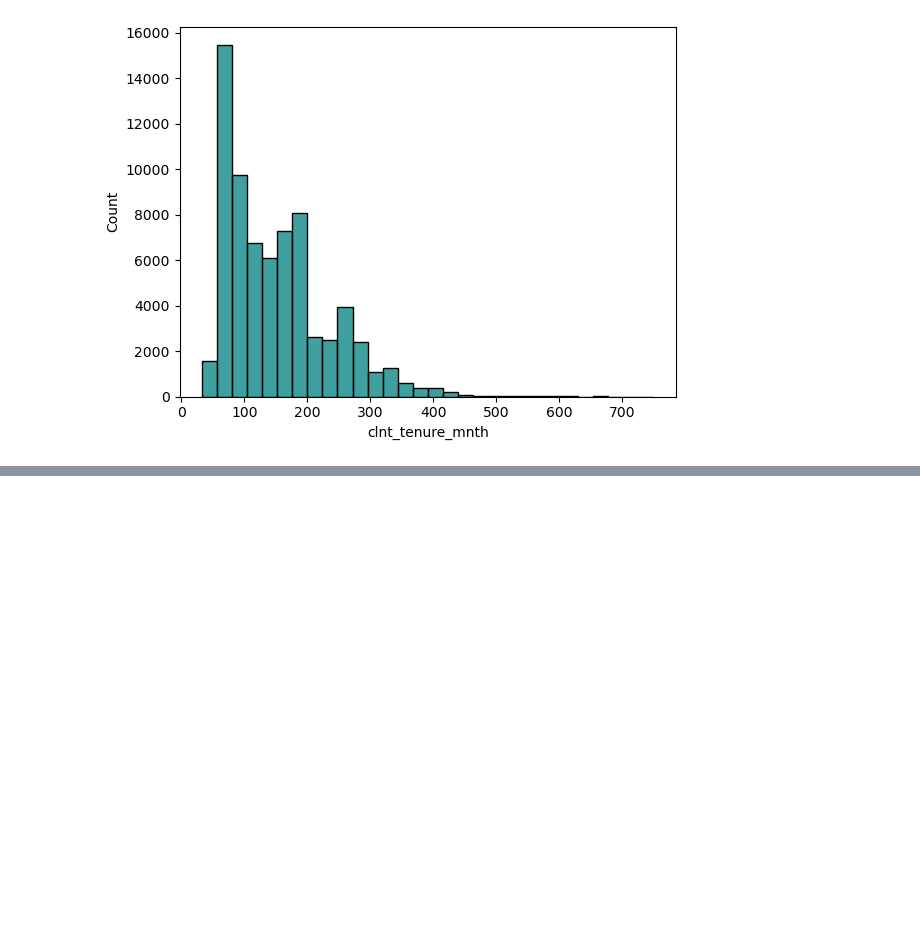
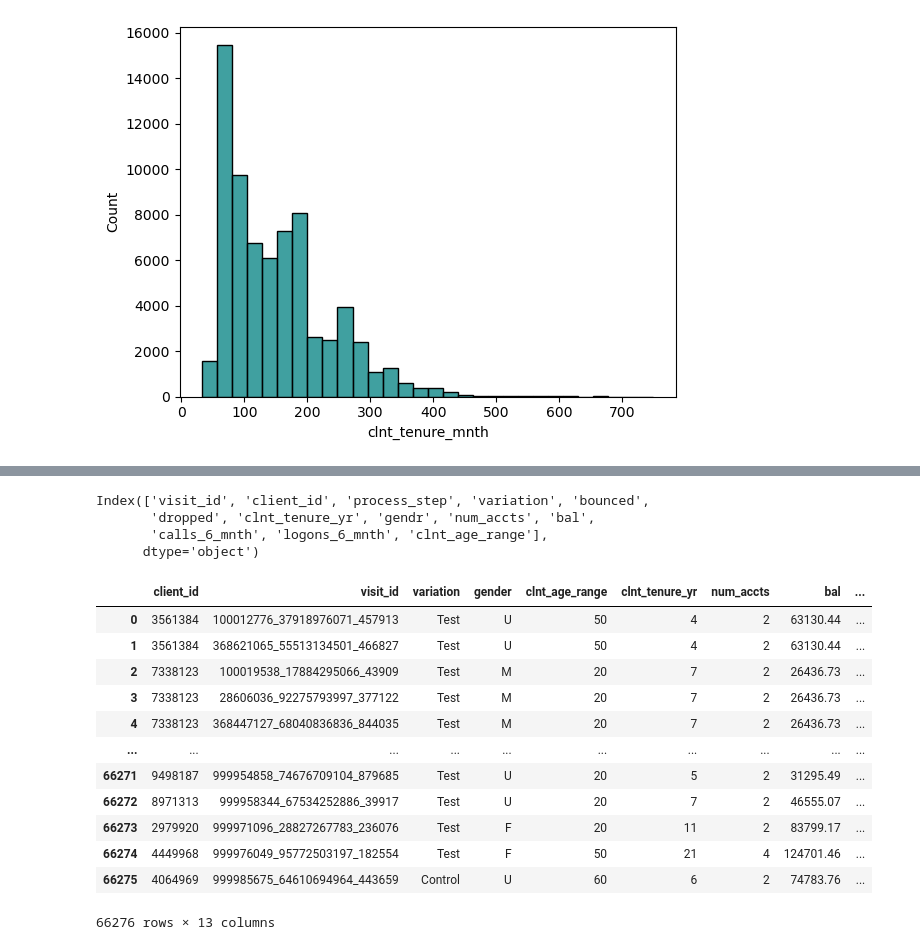
Before and after one commit to bfranx62/Ironhack-EDA-Project, a Jupyter notebook: dylan_main.ipynb, the cells around one changed output, grey strips where cells are left out. Cells and saved outputs as stored; diff of their text form; code cells hidden in the pictures; blank space fills up the shorter version.

```diff
--- a/dylan_main.ipynb
+++ b/dylan_main.ipynb
@@ -538,0 +873,28 @@ False
+# %%
+last_visit_demos_df.columns
+# %% [output]
+Index(['visit_id', 'client_id', 'process_step', 'variation', 'bounced',
+       'dropped', 'clnt_tenure_yr', 'gendr', 'num_accts', 'bal',
+       'calls_6_mnth', 'logons_6_mnth', 'clnt_age_range'],
+      dtype='object')
+# %%
+columns = ['client_id','visit_id','variation','gendr','clnt_age_range','clnt_tenure_yr', 'num_accts', 'bal', 'calls_6_mnth', 'logons_6_mnth','process_step','bounced','dropped']
+last_visit_demos_df = last_visit_demos_df[columns]
+# %%
+last_visit_demos_df.rename(columns={'gendr': 'gender','process_step':'last_process_step'}, inplace=True)
+# %%
+last_visit_demos_df
+# %% [output]
+|  | client_id | visit_id | variation | gender | clnt_age_range | clnt_tenure_yr | num_accts | bal | ... |
+| 0 | 3561384 | 100012776_37918976071_457913 | Test | U | 50 | 4 | 2 | 63130.44 | ... |
+| 1 | 3561384 | 368621065_55513134501_466827 | Test | U | 50 | 4 | 2 | 63130.44 | ... |
+| 2 | 7338123 | 100019538_17884295066_43909 | Test | M | 20 | 7 | 2 | 26436.73 | ... |
+| 3 | 7338123 | 28606036_92275793997_377122 | Test | M | 20 | 7 | 2 | 26436.73 | ... |
+| 4 | 7338123 | 368447127_68040836836_844035 | Test | M | 20 | 7 | 2 | 26436.73 | ... |
+| ... | ... | ... | ... | ... | ... | ... | ... | ... | ... |
+| 66271 | 9498187 | 999954858_74676709104_879685 | Test | U | 20 | 5 | 2 | 31295.49 | ... |
+| 66272 | 8971313 | 999958344_67534252886_39917 | Test | U | 20 | 7 | 2 | 46555.07 | ... |
+| 66273 | 2979920 | 999971096_28827267783_236076 | Test | F | 20 | 11 | 2 | 83799.17 | ... |
+| 66274 | 4449968 | 999976049_95772503197_182554 | Test | F | 50 | 21 | 4 | 124701.46 | ... |
+| 66275 | 4064969 | 999985675_64610694964_443659 | Control | U | 60 | 6 | 2 | 74783.76 | ... |
+66276 rows × 13 columns
```
Also changed, not shown: parts of 59 cells of this notebook.
